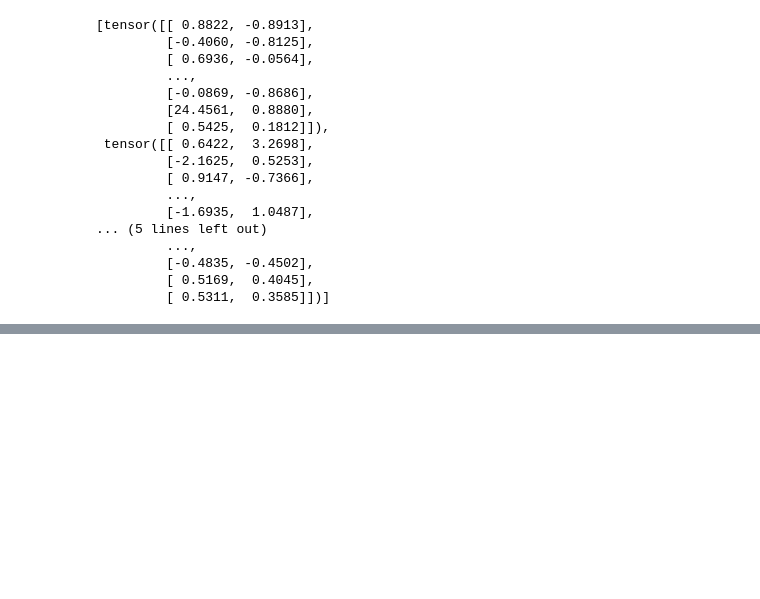
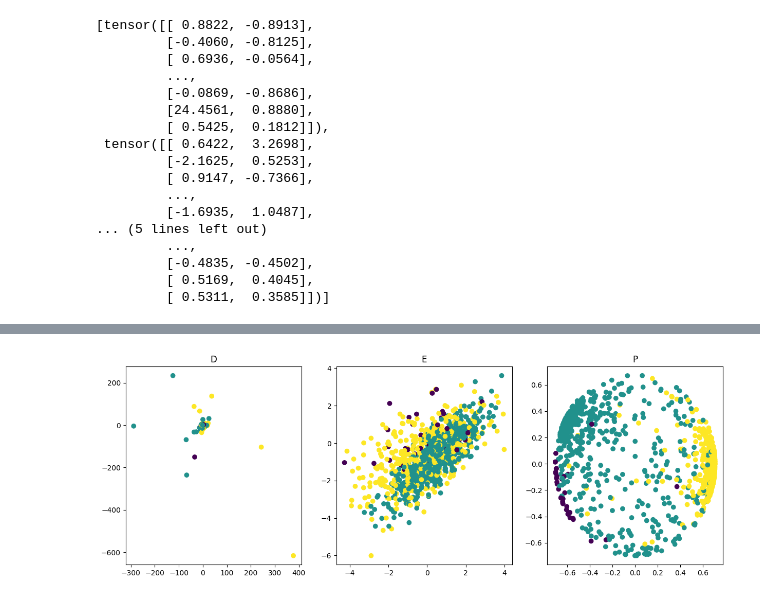
Before and after one commit to dydact/manify, a Jupyter notebook: notebooks/47_stereographic_tests.ipynb, the cells around one changed output, grey strips where cells are left out. Cells and saved outputs as stored; diff of their text form; code cells hidden in the pictures; blank space fills up the shorter version.

```diff
--- a/notebooks/47_stereographic_tests.ipynb
+++ b/notebooks/47_stereographic_tests.ipynb
@@ -180,0 +207,27 @@ M_stereo.factorize(X_stereo)
+# %%
+# Let's start with a basic product manifold
+import embedders
+import matplotlib.pyplot as plt
+import torch
+
+# Make a manifold
+M = embedders.manifolds.ProductManifold(signature=[(2, 2), (0, 2), (-2, 2)])
+S, E, H = M.P
+
+# Get points
+X, y = embedders.gaussian_mixture.gaussian_mixture(pm=M, num_classes=3)
+X_S, X_E, X_H = M.factorize(X)
+
+# Convert to stereographic
+M_stereo, X_stereo = M.stereographic(X)
+D, _, P = M_stereo.P
+X_D, _, X_P = M_stereo.factorize(X_stereo)
+
+# Let's also visualize our points
+fig, axs = plt.subplots(1, 3, figsize=(15, 5))
+for ax, _X, title in zip(axs, [X_D, X_E, X_P], ["D", "E", "P"]):
+    ax.scatter(_X[:, 0], _X[:, 1], c=y)
+    ax.set_title(title)
+plt.show()
+# %% [output]
+[figure, added]
```
Also changed, not shown: parts of 7 cells of this notebook, 1 other file.
